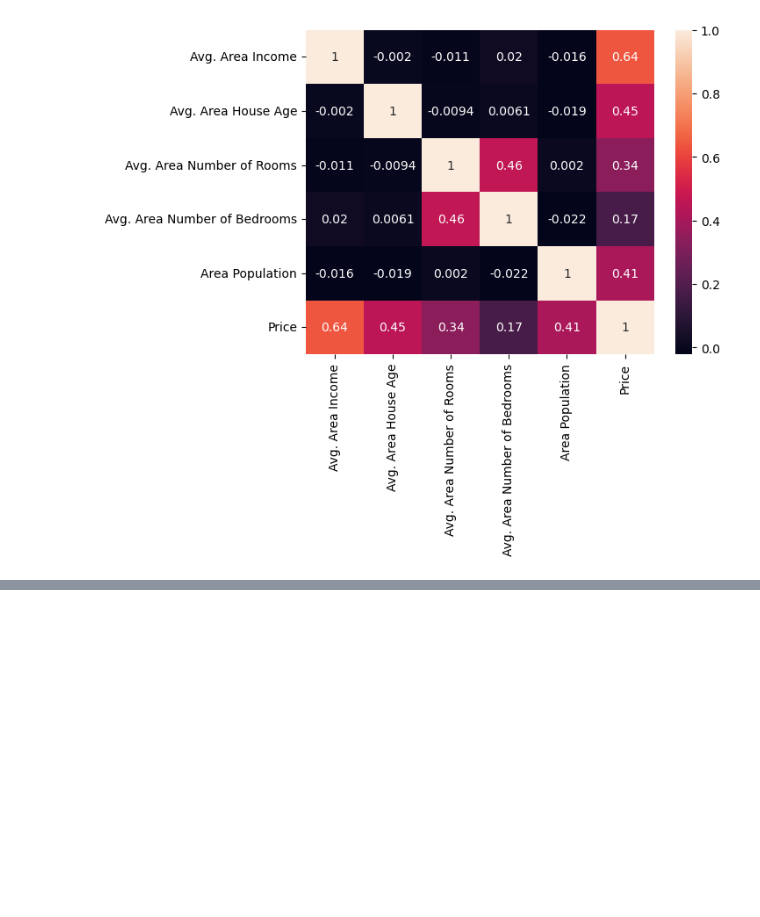
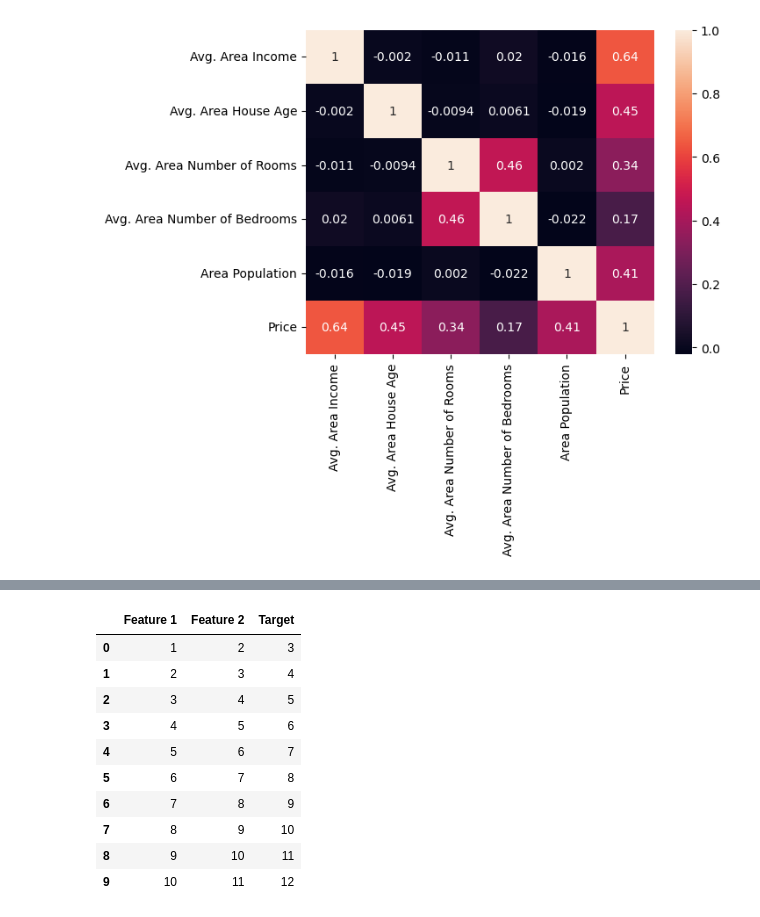
Before and after one commit to alex46x/Space, a Jupyter notebook: 04_AI_and_ML/Machine_Learning/USA_Housing/model.ipynb, the cells around one changed output, grey strips where cells are left out. Saved outputs shown, nothing was run; the diff lists cells and outputs as text; code cells hidden in the pictures; blank space fills up the shorter version.

```diff
--- a/04_AI_and_ML/Machine_Learning/USA_Housing/model.ipynb
+++ b/04_AI_and_ML/Machine_Learning/USA_Housing/model.ipynb
@@ -93,0 +200,20 @@ sns.heatmap(corr ,annot=True)
+# %%
+example_df = pd.DataFrame({
+    'Feature 1': np.arange(1, 11),
+    'Feature 2': np.arange(2, 12),
+    'Target': np.arange(3, 13)
+})
+
+example_df
+# %% [output]
+|  | Feature 1 | Feature 2 | Target |
+| 0 | 1 | 2 | 3 |
+| 1 | 2 | 3 | 4 |
+| 2 | 3 | 4 | 5 |
+| 3 | 4 | 5 | 6 |
+| 4 | 5 | 6 | 7 |
+| 5 | 6 | 7 | 8 |
+| 6 | 7 | 8 | 9 |
+| 7 | 8 | 9 | 10 |
+| 8 | 9 | 10 | 11 |
+| 9 | 10 | 11 | 12 |
```
Also changed, not shown: parts of 9 cells of this notebook.
